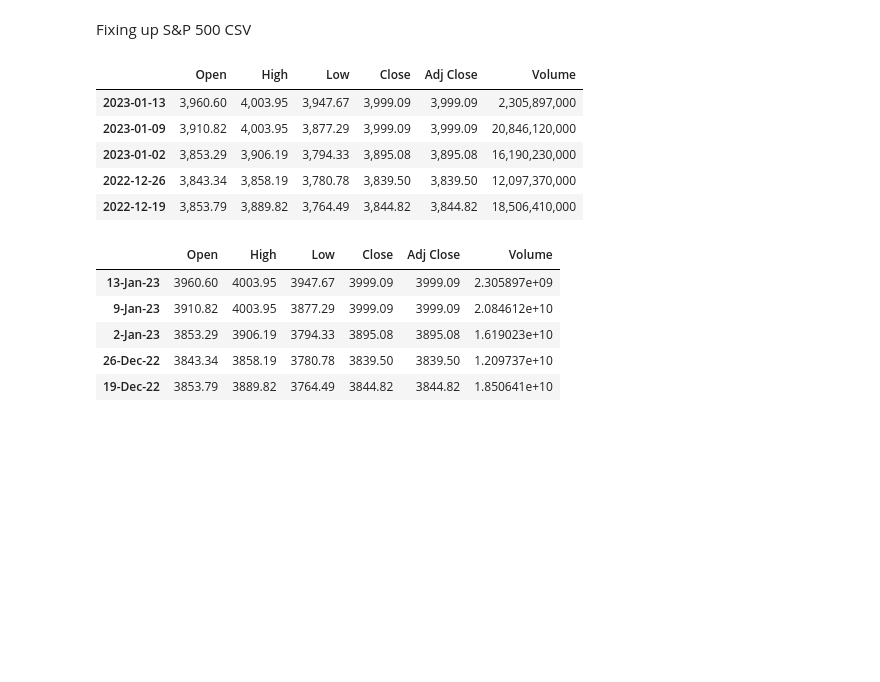
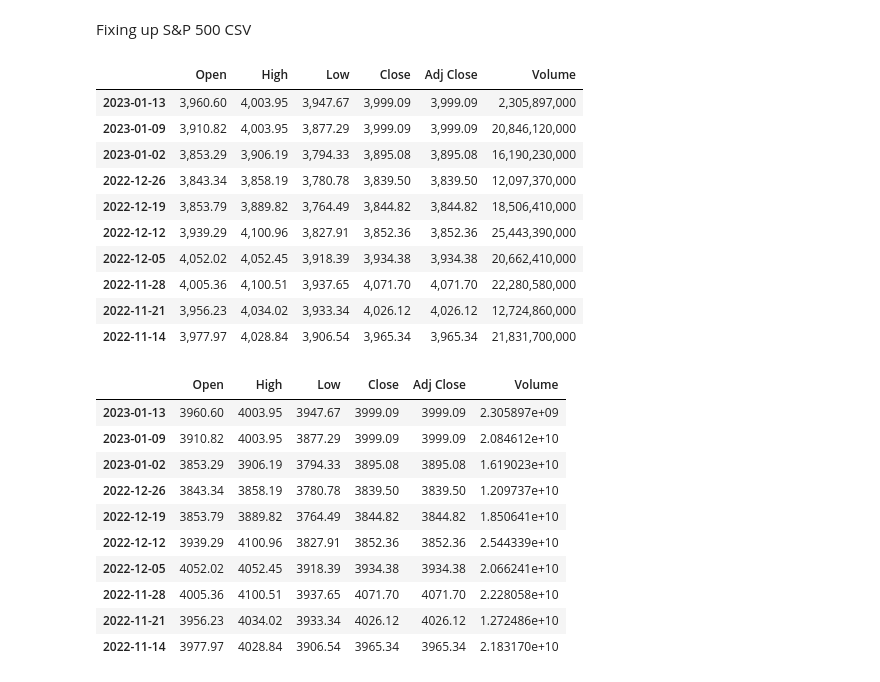
Before and after one commit to AndrewRBader/CU-Fintech_Project-1, a Jupyter notebook: Andrew/cleaning-data.ipynb, the cells around one changed output. Drawn from its saved outputs; the diff is of its cells as text; code cells hidden in the pictures; blank space fills up the shorter version.

Commit message:
s and p 500 clean, clean file in clean data resource folder

```diff
--- a/Andrew/cleaning-data.ipynb
+++ b/Andrew/cleaning-data.ipynb
@@ -8,9 +6,13 @@ import hvplot.pandas
 Fixing up S&P 500 CSV
 # %%
 #using pandas read_csv function to pull in file and set index to the date
-sandp500_df = pd.read_csv("../Resources/S&P500.csv", index_col='Unnamed: 0', parse_dates=True, infer_datetime_format=True)
+sandp500_df = pd.read_csv("../Resources/S&P500.csv", index_col='Unnamed: 0', parse_dates=True, infer_datetime_format=True).dropna()
 
-sandp500_df.head()
+# replacing arbitrary index date column with Date
+sandp500_df.rename(columns = {'Unnamed: 0':'Date'}, inplace = True)
+
+# displaying first 10 rows of the dataframe
+sandp500_df.head(10)
 # %% [output]
 |  | Open | High | Low | Close | Adj Close | Volume |
 | 2023-01-13 | 3,960.60 | 4,003.95 | 3,947.67 | 3,999.09 | 3,999.09 | 2,305,897,000 |
@@ -18,21 +20,31 @@ sandp500_df.head()
 | 2023-01-02 | 3,853.29 | 3,906.19 | 3,794.33 | 3,895.08 | 3,895.08 | 16,190,230,000 |
 | 2022-12-26 | 3,843.34 | 3,858.19 | 3,780.78 | 3,839.50 | 3,839.50 | 12,097,370,000 |
 | 2022-12-19 | 3,853.79 | 3,889.82 | 3,764.49 | 3,844.82 | 3,844.82 | 18,506,410,000 |
+| 2022-12-12 | 3,939.29 | 4,100.96 | 3,827.91 | 3,852.36 | 3,852.36 | 25,443,390,000 |
+| 2022-12-05 | 4,052.02 | 4,052.45 | 3,918.39 | 3,934.38 | 3,934.38 | 20,662,410,000 |
+| 2022-11-28 | 4,005.36 | 4,100.51 | 3,937.65 | 4,071.70 | 4,071.70 | 22,280,580,000 |
+| 2022-11-21 | 3,956.23 | 4,034.02 | 3,933.34 | 4,026.12 | 4,026.12 | 12,724,860,000 |
+| 2022-11-14 | 3,977.97 | 4,028.84 | 3,906.54 | 3,965.34 | 3,965.34 | 21,831,700,000 |
 # %%
 # getting rid of commas, dashes and converting the dataframe values to numeric with pandas and replace functions
 
 for column in sandp500_df.columns[0::]:
     sandp500_df[column] = sandp500_df[column].replace(",", "", regex=True)
     sandp500_df[column] = sandp500_df[column].replace("-", "", regex=True)
     sandp500_df[column] = pd.to_numeric(sandp500_df[column])
 
-# displaying the data from the s&p 500 csv file
-display(sandp500_df.head())
+# displaying the converted data from the s&p 500 csv file
+sandp500_df.head(10)
 # %% [output]
 |  | Open | High | Low | Close | Adj Close | Volume |
-| 13-Jan-23 | 3960.60 | 4003.95 | 3947.67 | 3999.09 | 3999.09 | 2.305897e+09 |
-| 9-Jan-23 | 3910.82 | 4003.95 | 3877.29 | 3999.09 | 3999.09 | 2.084612e+10 |
-| 2-Jan-23 | 3853.29 | 3906.19 | 3794.33 | 3895.08 | 3895.08 | 1.619023e+10 |
-| 26-Dec-22 | 3843.34 | 3858.19 | 3780.78 | 3839.50 | 3839.50 | 1.209737e+10 |
-| 19-Dec-22 | 3853.79 | 3889.82 | 3764.49 | 3844.82 | 3844.82 | 1.850641e+10 |
+| 2023-01-13 | 3960.60 | 4003.95 | 3947.67 | 3999.09 | 3999.09 | 2.305897e+09 |
+| 2023-01-09 | 3910.82 | 4003.95 | 3877.29 | 3999.09 | 3999.09 | 2.084612e+10 |
+| 2023-01-02 | 3853.29 | 3906.19 | 3794.33 | 3895.08 | 3895.08 | 1.619023e+10 |
+| 2022-12-26 | 3843.34 | 3858.19 | 3780.78 | 3839.50 | 3839.50 | 1.209737e+10 |
+| 2022-12-19 | 3853.79 | 3889.82 | 3764.49 | 3844.82 | 3844.82 | 1.850641e+10 |
+| 2022-12-12 | 3939.29 | 4100.96 | 3827.91 | 3852.36 | 3852.36 | 2.544339e+10 |
+| 2022-12-05 | 4052.02 | 4052.45 | 3918.39 | 3934.38 | 3934.38 | 2.066241e+10 |
+| 2022-11-28 | 4005.36 | 4100.51 | 3937.65 | 4071.70 | 4071.70 | 2.228058e+10 |
+| 2022-11-21 | 3956.23 | 4034.02 | 3933.34 | 4026.12 | 4026.12 | 1.272486e+10 |
+| 2022-11-14 | 3977.97 | 4028.84 | 3906.54 | 3965.34 | 3965.34 | 2.183170e+10 |
 # %%
```
Also changed, not shown: parts of 3 cells of this notebook, 1 other file.
